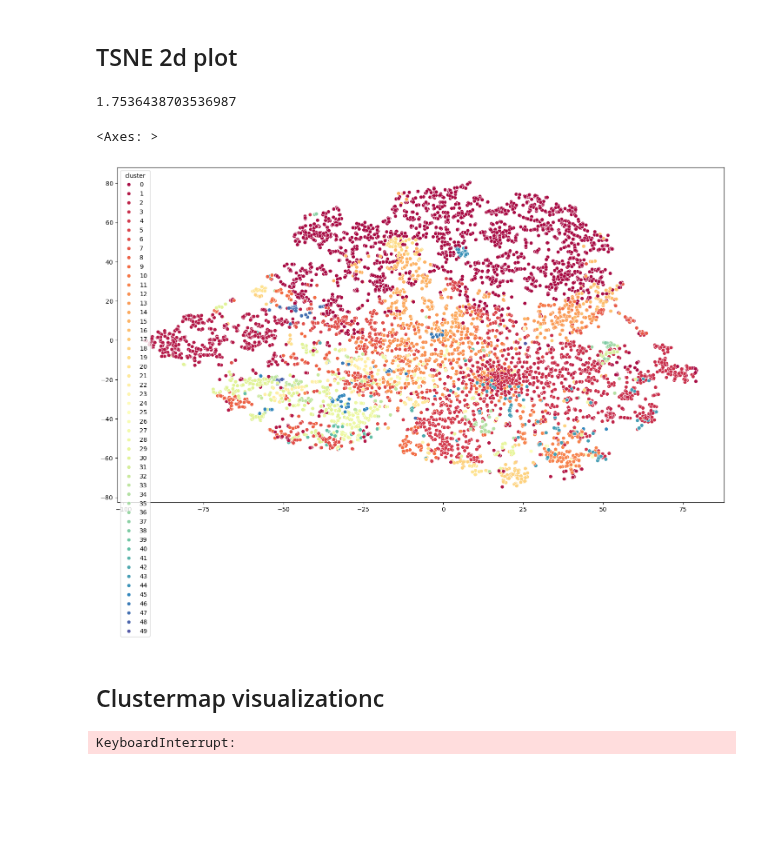
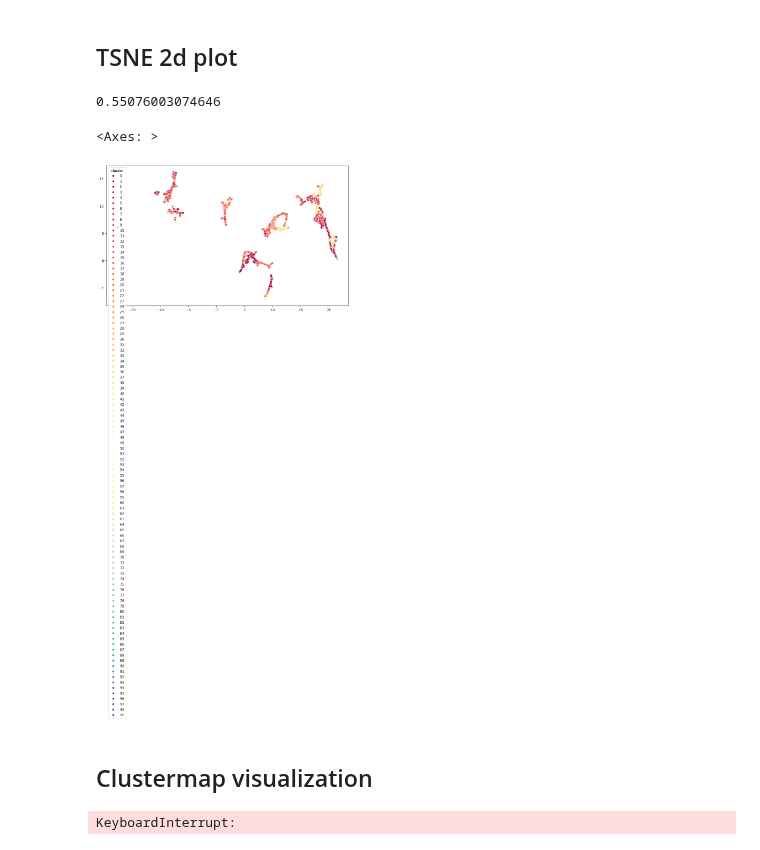
Before and after one commit to frewsxcv/citizen-science-bioregionalization, a Jupyter notebook: Workspace.ipynb, the cells around one changed output. Drawn from its saved outputs; the diff is of its cells as text; code cells hidden in the pictures; blank space fills up the shorter version.

Commit message:
replace pca with umap

```diff
--- a/Workspace.ipynb
+++ b/Workspace.ipynb
@@ -181,7 +187,7 @@ geocode_cluster_dataframe = GeocodeClusterDataFrame.build(
     distance_matrix,
     connectivity_matrix,
     # num_clusters,
-    50,
+    100,
 )
 # %% [markdown]
 ### Preview
@@ -493,29 +416,39 @@ tsne = TSNE(
     random_state=42,
     metric="precomputed",
     init="random",
-    perplexity=min(
-        30, distance_matrix.squareform().shape[0] - 1
-    ),  # HACK FOR SMALLER DATASETS
+    perplexity=min(30, distance_matrix.squareform().shape[0] - 1), # HACK FOR SMALLER DATASETS
 )
 X_tsne = tsne.fit_transform(distance_matrix.squareform())
 tsne.kl_divergence_
 # %% [output]
-1.7536438703536987
+0.55076003074646
+# %%
+import umap
+
+umap = umap.UMAP(
+    n_components=2,
+    metric="precomputed",
+    random_state=42,
+    n_neighbors=3000,
+    # min_dist=1,
+    # init="random",
+)
+X_umap = umap.fit_transform(distance_matrix.squareform())
 # %%
 import seaborn as sns
 
 sns.scatterplot(
-    x=X_tsne[:, 0],
-    y=X_tsne[:, 1],
+    x=X_umap[:, 0],
+    y=X_umap[:, 1],
     hue=geocode_cluster_dataframe.df["cluster"],
     palette=cluster_colors_dataframe.to_dict(),
     alpha=1,
 )
 # %% [output]
 <Axes: >
-[figure, old version]
+[figure, new version]
 # %% [markdown]
-## Clustermap visualizationc
+## Clustermap visualization
 # %%
 import seaborn as sns
 import polars as pl
```
Also changed, not shown: parts of 20 cells of this notebook, 16 other files.
